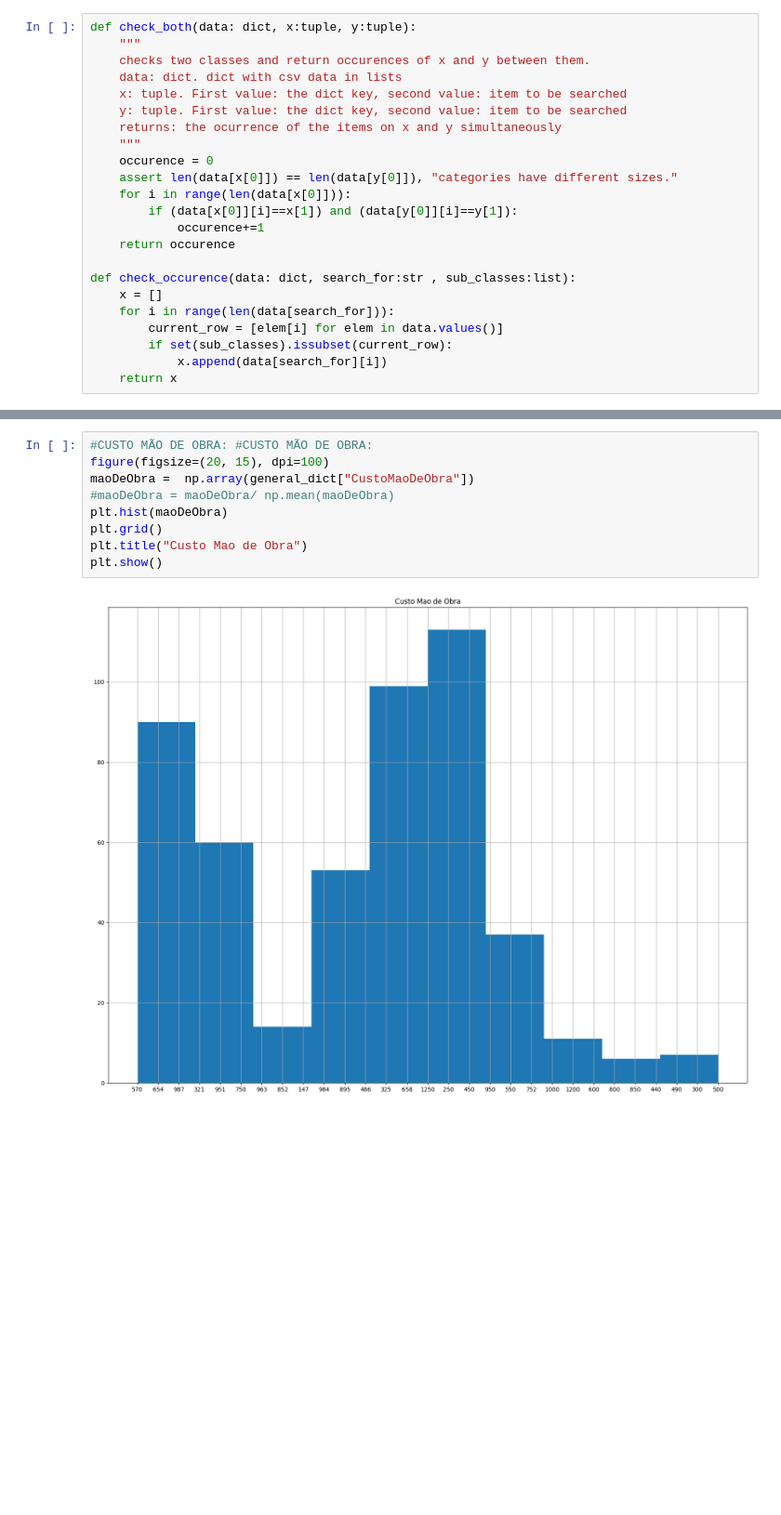
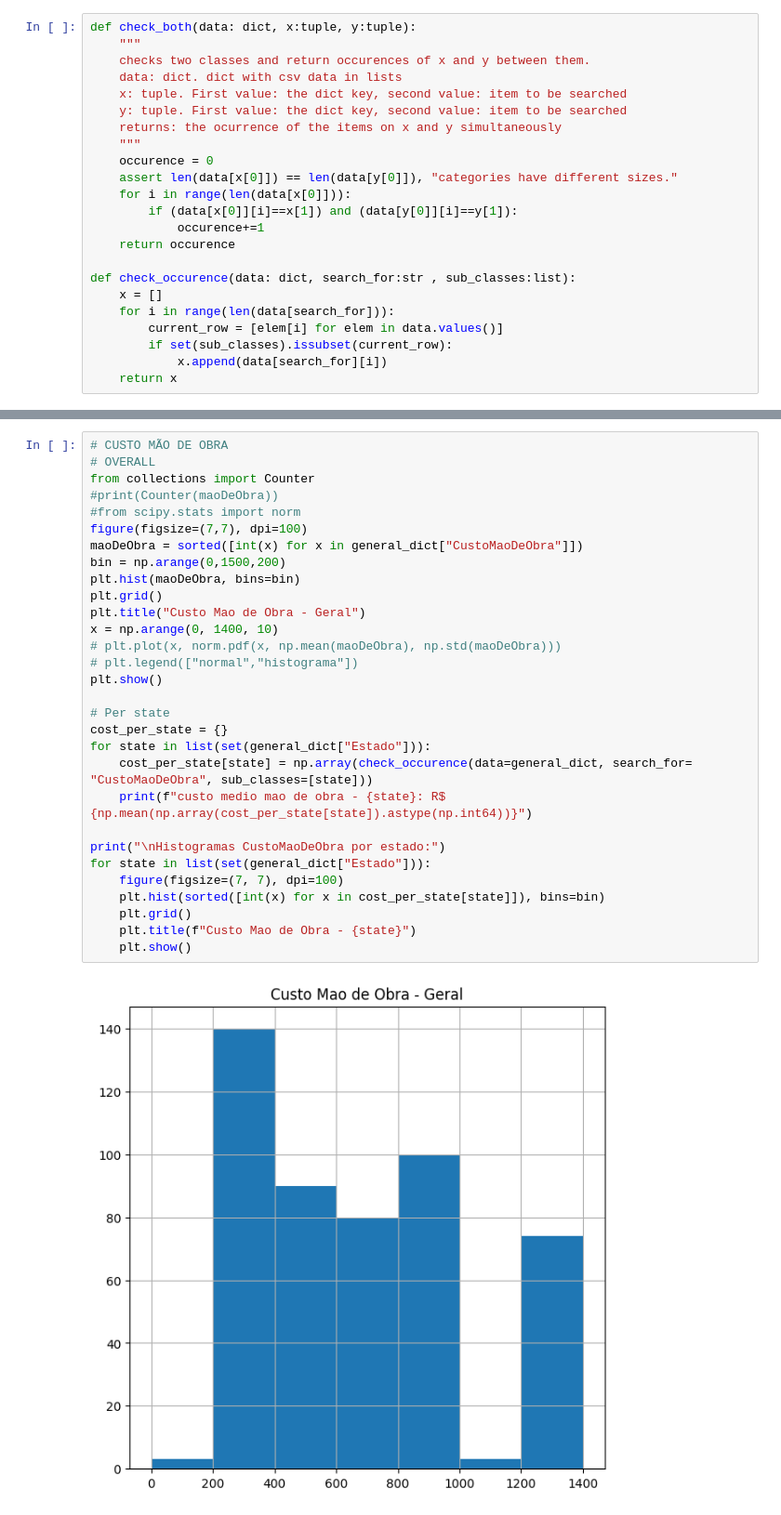
Before and after one commit to GabrielDornelles/math, a Jupyter notebook: Statistics/GR16009-00068-GA/Statistics-GA.ipynb, the cells around one changed output, grey strips where cells are left out. Shown: that part at 93% size. Saved outputs shown, nothing was run; the diff lists cells and outputs as text; blank space fills up the shorter version.

Commit message:
properly ranged hists for custoMaoDeObra

```diff
--- a/Statistics/GR16009-00068-GA/Statistics-GA.ipynb
+++ b/Statistics/GR16009-00068-GA/Statistics-GA.ipynb
@@ -97,11 +104,32 @@ plt.show()
-# %%
-#CUSTO MÃO DE OBRA: #CUSTO MÃO DE OBRA:
-figure(figsize=(20, 15), dpi=100)
-maoDeObra =  np.array(general_dict["CustoMaoDeObra"])
-#maoDeObra = maoDeObra/ np.mean(maoDeObra)
-plt.hist(maoDeObra)
-plt.grid()
-plt.title("Custo Mao de Obra")
-plt.show()
-# %% [output]
-[figure, removed]
+# %%
+# CUSTO MÃO DE OBRA
+# OVERALL
+from collections import Counter
+#print(Counter(maoDeObra))
+#from scipy.stats import norm
+figure(figsize=(7,7), dpi=100)
+maoDeObra = sorted([int(x) for x in general_dict["CustoMaoDeObra"]])
+bin = np.arange(0,1500,200)
+plt.hist(maoDeObra, bins=bin)
+plt.grid()
+plt.title("Custo Mao de Obra - Geral")
+x = np.arange(0, 1400, 10)
+# plt.plot(x, norm.pdf(x, np.mean(maoDeObra), np.std(maoDeObra)))
+# plt.legend(["normal","histograma"])
+plt.show()
+
+# Per state
+cost_per_state = {}
+for state in list(set(general_dict["Estado"])):
+    cost_per_state[state] = np.array(check_occurence(data=general_dict, search_for= "CustoMaoDeObra", sub_classes=[state]))
+    print(f"custo medio mao de obra - {state}: R$ {np.mean(np.array(cost_per_state[state]).astype(np.int64))}")
+
+print("\nHistogramas CustoMaoDeObra por estado:")
+for state in list(set(general_dict["Estado"])):
+    figure(figsize=(7, 7), dpi=100)
+    plt.hist(sorted([int(x) for x in cost_per_state[state]]), bins=bin)
+    plt.grid()
+    plt.title(f"Custo Mao de Obra - {state}")
+    plt.show()
+# %% [output]
+[figure, added]
```
Also changed, not shown: parts of 3 cells of this notebook.
